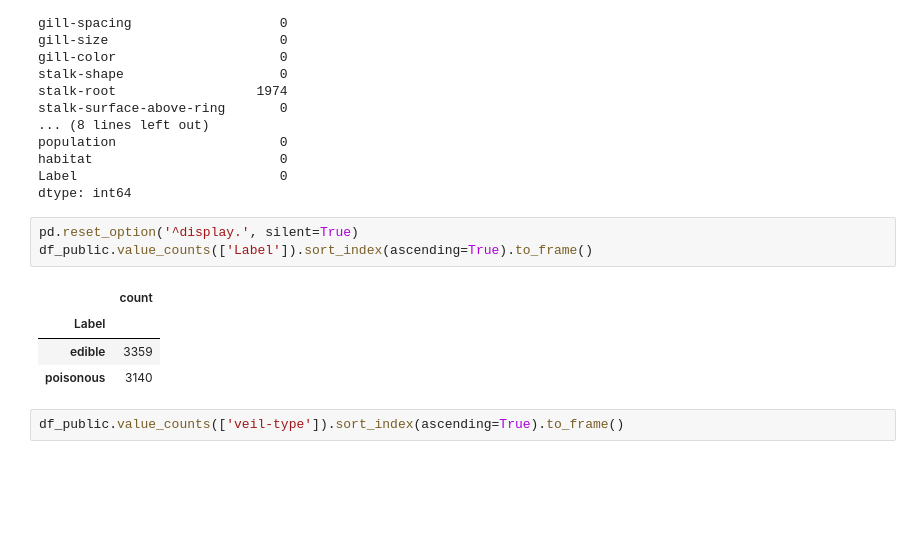
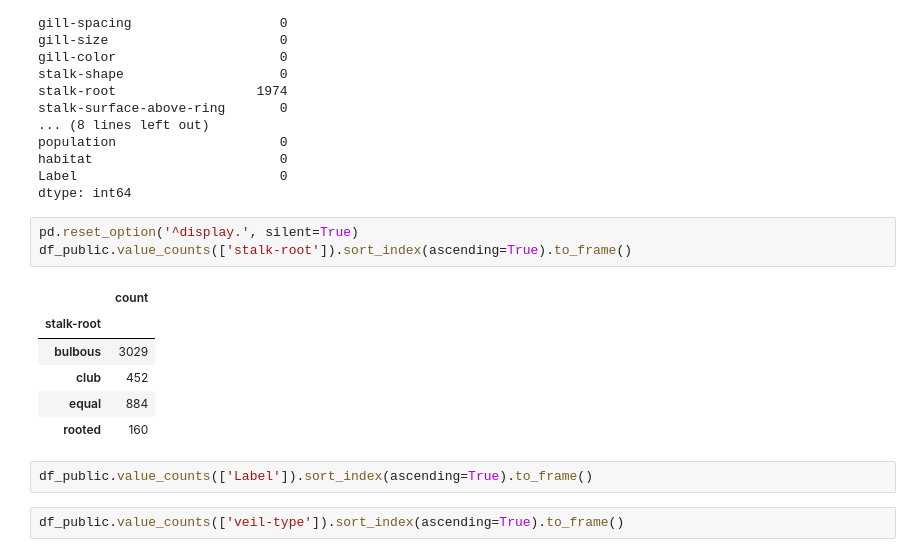
Before and after one commit to lucascheng24/COMP4431_LabAssignment, a Jupyter notebook: A8/tryT8.ipynb, the cells around one changed output. Saved outputs shown, nothing was run; the diff lists cells and outputs as text; blank space fills up the shorter version.

```diff
--- a/A8/tryT8.ipynb
+++ b/A8/tryT8.ipynb
@@ -113,12 +128,16 @@ Label                          0
 dtype: int64
 # %%
 pd.reset_option('^display.', silent=True)
-df_public.value_counts(['Label']).sort_index(ascending=True).to_frame()
+df_public.value_counts(['stalk-root']).sort_index(ascending=True).to_frame()
 # %% [output]
 |  | count |
-| Label |  |
-| edible | 3359 |
-| poisonous | 3140 |
+| stalk-root |  |
+| bulbous | 3029 |
+| club | 452 |
+| equal | 884 |
+| rooted | 160 |
+# %%
+df_public.value_counts(['Label']).sort_index(ascending=True).to_frame()
 # %%
 df_public.value_counts(['veil-type']).sort_index(ascending=True).to_frame()
 # %% [output]
```
Also changed, not shown: parts of 12 cells of this notebook.
